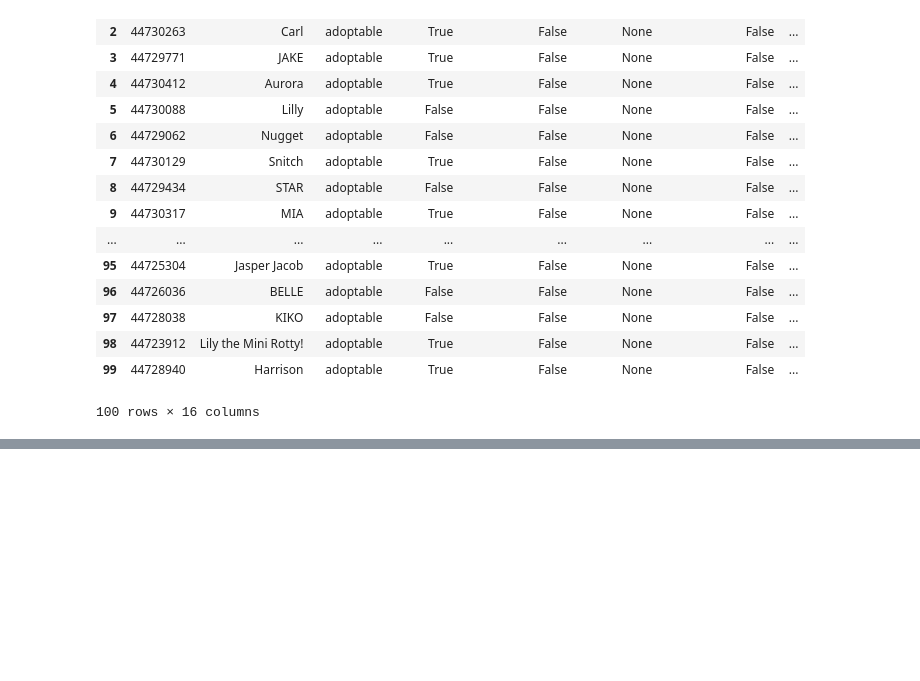
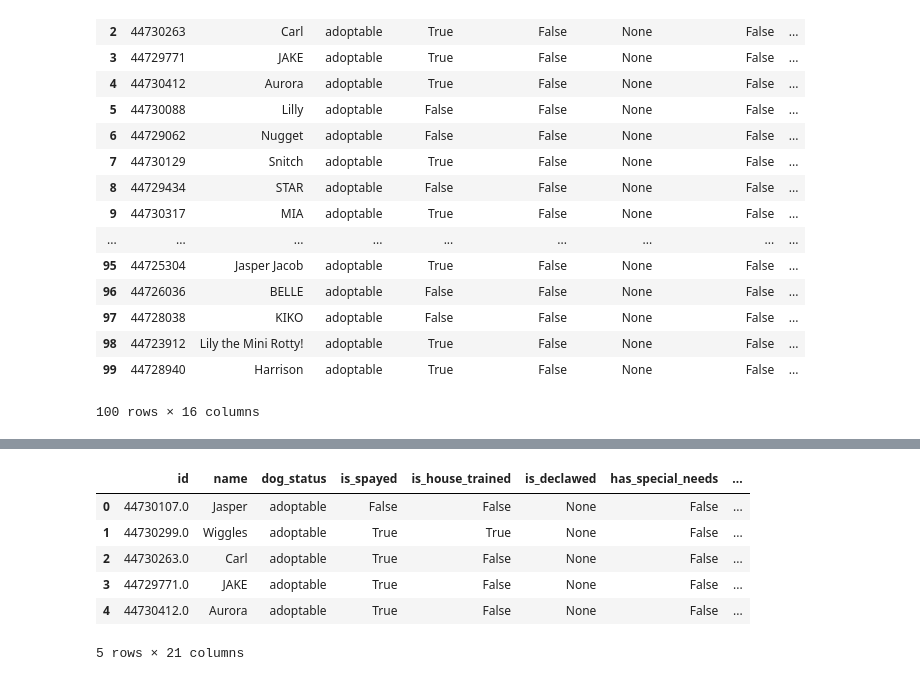
Before and after one commit to tisfarah/PetFinder_ETL, a Jupyter notebook: Daniels_PetFinder_5-18.ipynb, the cells around one changed output, grey strips where cells are left out. Drawn from its saved outputs; the diff is of its cells as text; code cells hidden in the pictures; blank space fills up the shorter version.

Commit message:
Merged dogs_df with cities

```diff
--- a/Daniels_PetFinder_5-18.ipynb
+++ b/Daniels_PetFinder_5-18.ipynb
@@ -568,3 +568,6 @@ dogs_df.head(100)
 | 98 | 44723912 | Lily the Mini Rotty! | adoptable | True | False | None | False | ... |
 | 99 | 44728940 | Harrison | adoptable | True | False | None | False | ... |
 100 rows × 16 columns
+# %%
+dogs_df = dogs_df.rename(index=str, columns={"city": "City"})
+dogs_df.head()
@@ -570,0 +581,11 @@ dogs_df.head(100)
+# %%
+merge_table1 = pd.merge(dogs_df, top_cities_df, on="City", how="outer")
+merge_table1.head()
+# %% [output]
+|  | id | name | dog_status | is_spayed | is_house_trained | is_declawed | has_special_needs | ... |
+| 0 | 44730107.0 | Jasper | adoptable | False | False | None | False | ... |
+| 1 | 44730299.0 | Wiggles | adoptable | True | True | None | False | ... |
+| 2 | 44730263.0 | Carl | adoptable | True | False | None | False | ... |
+| 3 | 44729771.0 | JAKE | adoptable | True | False | None | False | ... |
+| 4 | 44730412.0 | Aurora | adoptable | True | False | None | False | ... |
+5 rows × 21 columns
```
Also changed, not shown: parts of 1 cell of this notebook.
